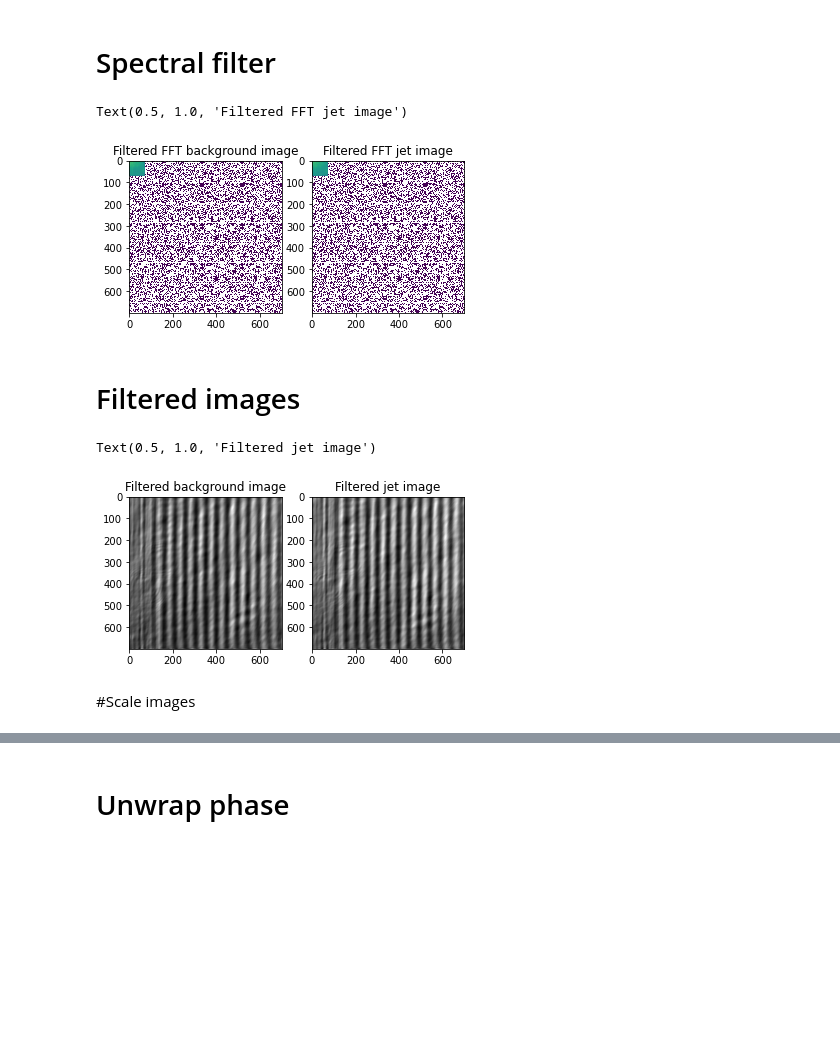
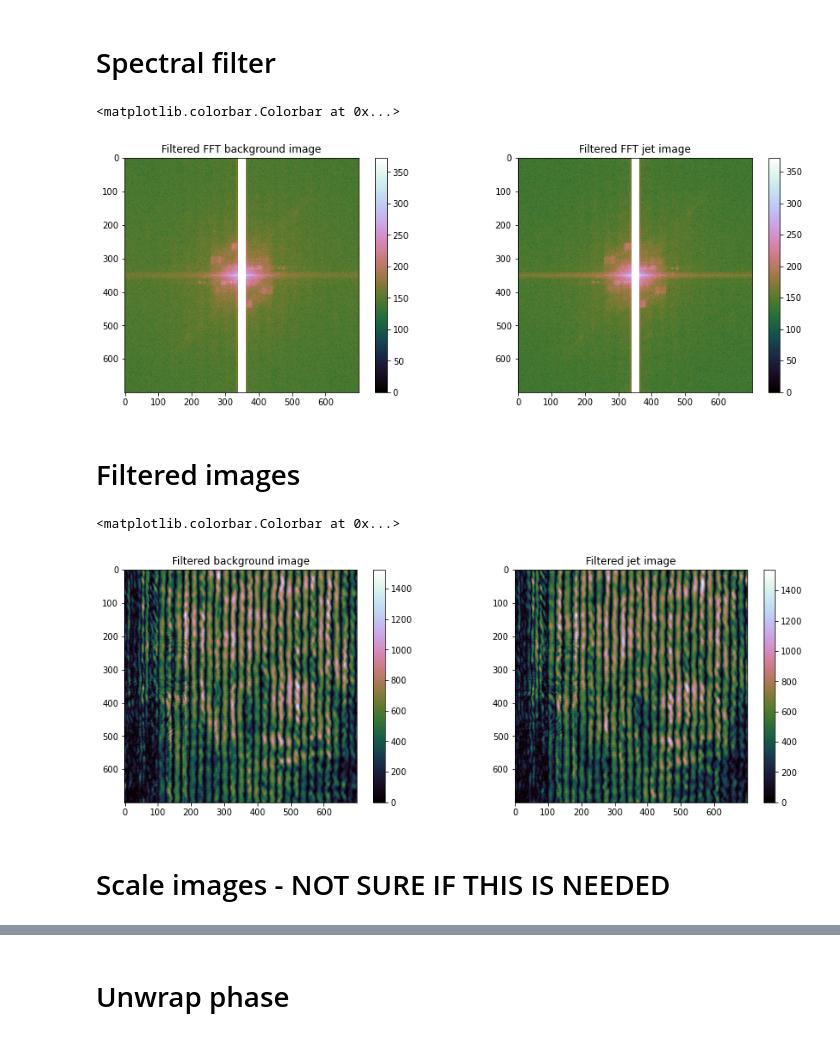
Before and after one commit to JoeWolf92/PyJetApp, a Jupyter notebook: JupyterTest/Analysis test.ipynb, the cells around one changed output, grey strips where cells are left out. Drawn from its saved outputs; the diff is of its cells as text; code cells hidden in the pictures; blank space fills up the shorter version.

```diff
--- a/JupyterTest/Analysis test.ipynb
+++ b/JupyterTest/Analysis test.ipynb
@@ -64,45 +83,58 @@ Text(0.5, 1.0, 'FFT jet image')
 # %% [markdown]
 # Spectral filter
 # %%
-keep_fraction = 0.1
+#keep_fraction = 0.1
 
-bgFFTCopy = bgFFT.copy()
-jetFFTCopy = jetFFT.copy()
+bgFFTCopy = bgFFTShift.copy()
+jetFFTCopy = jetFFTShift.copy()
 
 bgFFTRows, bgFFTCols = bgFFTCopy.shape
 jetFFTRows, jetFFTCols = jetFFTCopy.shape
 
-bgFFTCopy[int(bgFFTRows*keep_fraction):int(bgFFTRows)] = 0.0
-bgFFTCopy[:,int(bgFFTCols*keep_fraction):int(bgFFTCols)] = 0.0
-jetFFTCopy[int(jetFFTRows*keep_fraction):int(jetFFTRows)] = 0.0
-jetFFTCopy[:,int(jetFFTCols*keep_fraction):int(jetFFTCols)] = 0.0
+for i in range(1,bgFFTRows):
+    for j in range(1,bgFFTCols):
+        if i>filterHor and i<filterHor+filterWidth and j>filterVer and j<filterVer+filterHeight:
+            bgFFTCopy[j,i] = 0.0
+            jetFFTCopy[j,i] = 0.0
+        else:
+            bgFFTCopy[j,i] = bgFFTCopy[j,i]
+            jetFFTCopy[j,i] = jetFFTCopy[j,i]
+
 #bgFFTCopy[int(bgFFTRows*keep_fraction):int(bgFFTRows*(1-keep_fraction))] = 0.0
 #bgFFTCopy[:,int(bgFFTCols*keep_fraction):int(bgFFTCols*(1-keep_fraction))] = 0.0
 #jetFFTCopy[int(jetFFTRows*keep_fraction):int(jetFFTRows*(1-keep_fraction))] = 0.0
 #jetFFTCopy[:,int(jetFFTCols*keep_fraction):int(jetFFTCols*(1-keep_fraction))] = 0.0
 
-fig,(axBg, axJet) = plt.subplots(1,2)
-axBg.imshow(np.abs(bgFFTCopy), norm=LogNorm(vmin=5))
-axJet.imshow(np.abs(jetFFTCopy), norm=LogNorm(vmin=5))
+bgMagSpecFilt = 20*np.log(np.abs(bgFFTCopy))
+jetMagSpecFilt = 20*np.log(np.abs(jetFFTCopy))
+fig,(axBg, axJet) = plt.subplots(1,2,figsize=(15,5))
+axBg.imshow(bgMagSpecFilt, plt.cm.cubehelix)
+axJet.imshow(jetMagSpecFilt, plt.cm.cubehelix)
 axBg.set_title('Filtered FFT background image')
 axJet.set_title('Filtered FFT jet image')
+fig.colorbar(plt.cm.ScalarMappable(norm=plt.Normalize(vmin=0, vmax=np.max(bgMagSpecFilt)),cmap=plt.cm.cubehelix), ax=axBg)
+fig.colorbar(plt.cm.ScalarMappable(norm=plt.Normalize(vmin=0, vmax=np.max(jetMagSpecFilt)),cmap=plt.cm.cubehelix), ax=axJet)
 # %% [output]
-Text(0.5, 1.0, 'Filtered FFT jet image')
+<matplotlib.colorbar.Colorbar at 0x...>
-[figure, old version]
+[figure, new version]
 # %% [markdown]
 # Filtered images
 # %%
-bgFilImage = fftpack.ifft2(bgFFTCopy).real
-jetFilImage = fftpack.ifft2(jetFFTCopy).real
+bgFilShift = fftpack.ifftshift(bgFFTCopy)
+jetFilShift = fftpack.ifftshift(jetFFTCopy)
+bgFilImage = np.abs(fftpack.ifft2(bgFilShift))
+jetFilImage = np.abs(fftpack.ifft2(jetFilShift))
 
-fig,(axBg, axJet) = plt.subplots(1,2)
-axBg.imshow(bgFilImage, plt.cm.gray)
-axJet.imshow(jetFilImage, plt.cm.gray)
+fig,(axBg, axJet) = plt.subplots(1,2,figsize=(15,5))
+axBg.imshow(bgFilImage, plt.cm.cubehelix)
+axJet.imshow(jetFilImage, plt.cm.cubehelix)
 axBg.set_title('Filtered background image')
 axJet.set_title('Filtered jet image')
+fig.colorbar(plt.cm.ScalarMappable(norm=plt.Normalize(vmin=0, vmax=np.max(bgFilImage)),cmap=plt.cm.cubehelix), ax=axBg)
+fig.colorbar(plt.cm.ScalarMappable(norm=plt.Normalize(vmin=0, vmax=np.max(jetFilImage)),cmap=plt.cm.cubehelix), ax=axJet)
 # %% [output]
-Text(0.5, 1.0, 'Filtered jet image')
+<matplotlib.colorbar.Colorbar at 0x...>
-[figure, old version]
+[figure, new version]
 # %% [markdown]
-#Scale images
+# Scale images - NOT SURE IF THIS IS NEEDED
 # %%
```
Also changed, not shown: parts of 10 cells of this notebook, 1 other file.
